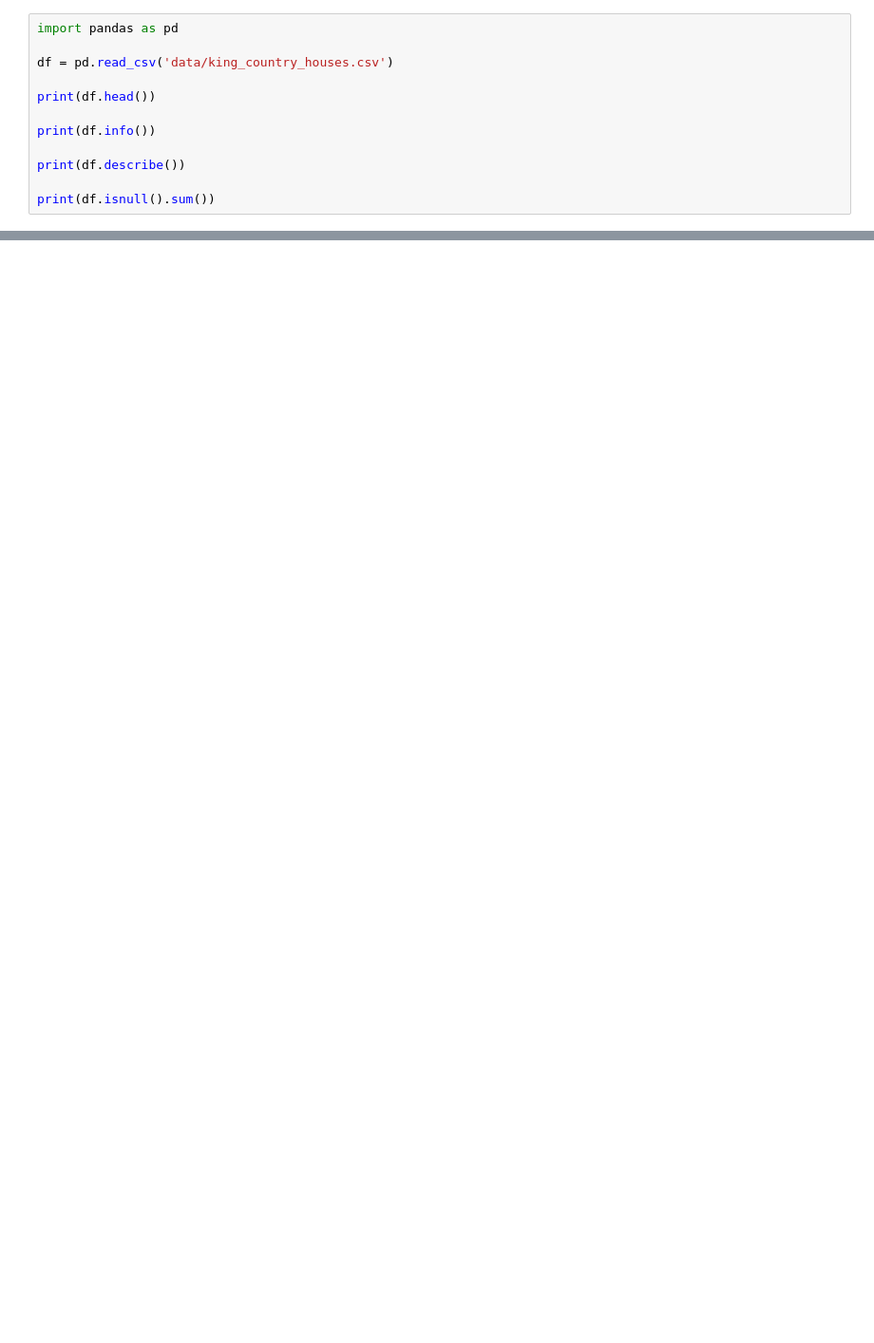
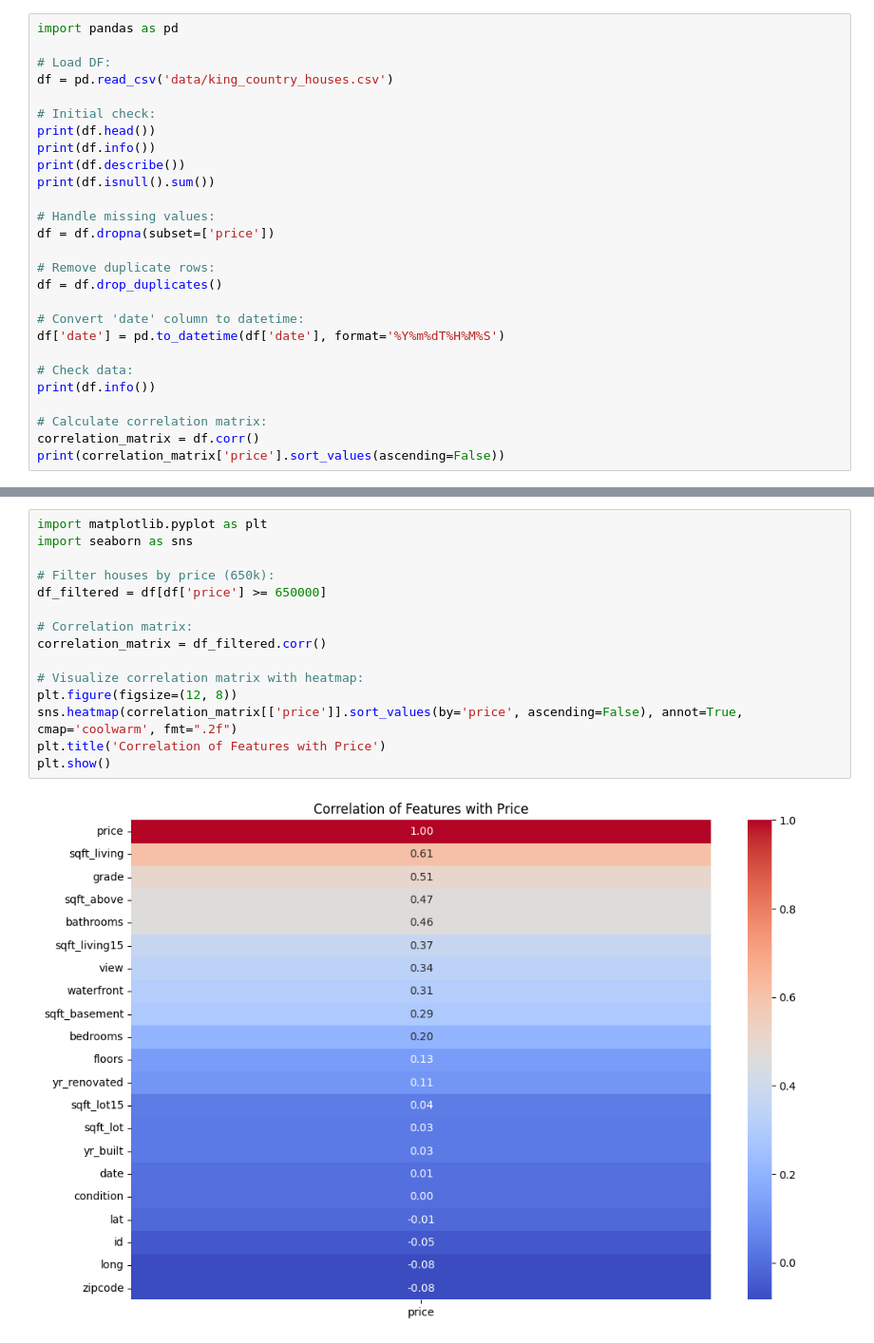
Before and after one commit to JayEm65/IronKaggle_project, a Jupyter notebook: main.ipynb, the cells around one changed output, grey strips where cells are left out. Shown: that part at 95% size. Saved outputs shown, nothing was run; the diff lists cells and outputs as text; blank space fills up the shorter version.

```diff
--- a/main.ipynb
+++ b/main.ipynb
@@ -1,15 +1,30 @@
 # %%
 import pandas as pd
 
+# Load DF:
 df = pd.read_csv('data/king_country_houses.csv')
 
+# Initial check:
 print(df.head())
+print(df.info())
+print(df.describe())
+print(df.isnull().sum())
 
+# Handle missing values:
+df = df.dropna(subset=['price'])
+
+# Remove duplicate rows:
+df = df.drop_duplicates()
+
+# Convert 'date' column to datetime:
+df['date'] = pd.to_datetime(df['date'], format='%Y%m%dT%H%M%S')
+
+# Check data:
 print(df.info())
 
-print(df.describe())
-
-print(df.isnull().sum())
+# Calculate correlation matrix:
+correlation_matrix = df.corr()
+print(correlation_matrix['price'].sort_values(ascending=False))
 # %% [output]
            id             date     price  bedrooms  bathrooms  sqft_living  \
 0  7129300520  20141013T000000  221900.0         3       1.00         1180
@@ -30,0 +46,17 @@ dtype: int64
+# %%
+import matplotlib.pyplot as plt
+import seaborn as sns
+
+# Filter houses by price (650k):
+df_filtered = df[df['price'] >= 650000]
+
+# Correlation matrix:
+correlation_matrix = df_filtered.corr()
+
+# Visualize correlation matrix with heatmap:
+plt.figure(figsize=(12, 8))
+sns.heatmap(correlation_matrix[['price']].sort_values(by='price', ascending=False), annot=True, cmap='coolwarm', fmt=".2f")
+plt.title('Correlation of Features with Price')
+plt.show()
+# %% [output]
+[figure, added]
```
Also changed, not shown: parts of 6 cells of this notebook.
